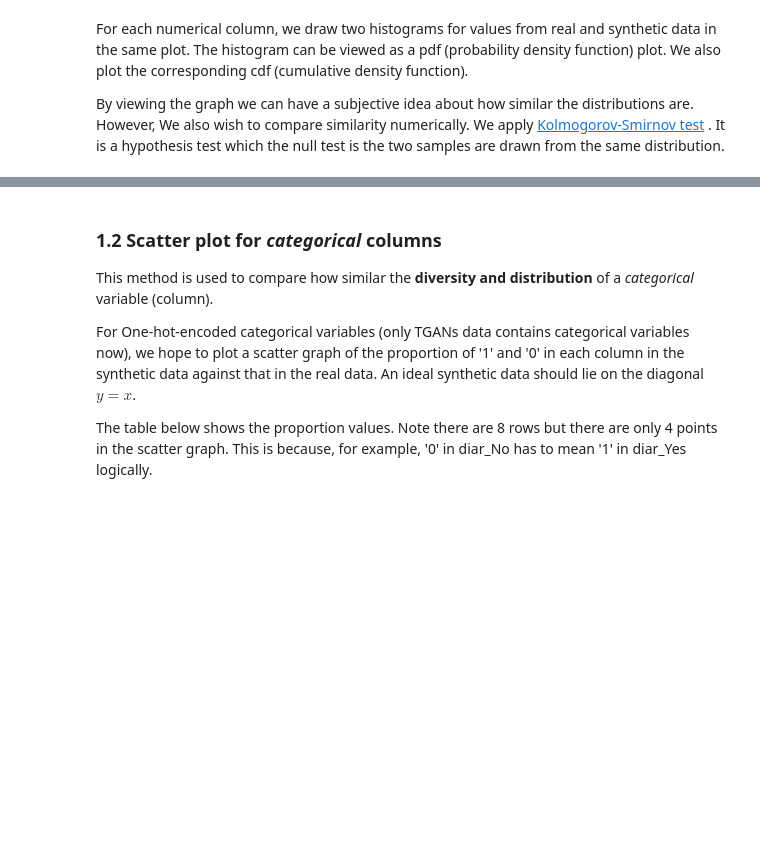
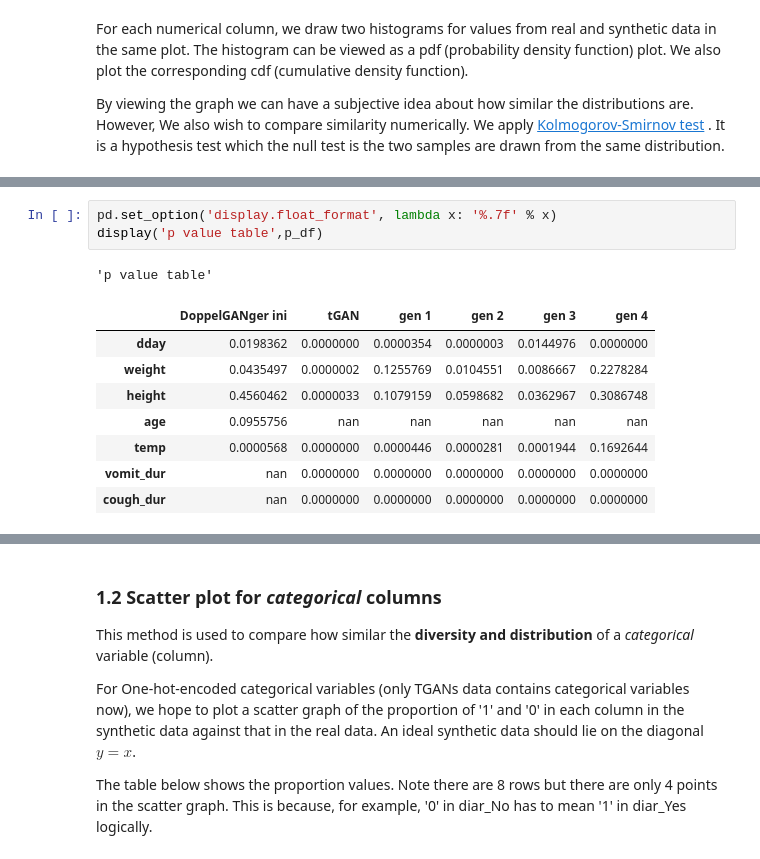
Before and after one commit to noo-rashbass/synthetic-data-service, a Jupyter notebook: Aisha/Evaluations 0824/1.1&1.2 Distribution Similarity Tests 0824.ipynb, the cells around one changed output, grey strips where cells are left out. Cells and saved outputs as stored; diff of their text form; blank space fills up the shorter version.

```diff
--- a/Aisha/Evaluations 0824/1.1&1.2 Distribution Similarity Tests 0824.ipynb
+++ b/Aisha/Evaluations 0824/1.1&1.2 Distribution Similarity Tests 0824.ipynb
@@ -195,0 +125,13 @@ The closer the p to 1, the more similar the distribution of the synthetic data i
+# %%
+pd.set_option('display.float_format', lambda x: '%.7f' % x)
+display('p value table',p_df)
+# %% [output]
+'p value table'
+|  | DoppelGANger ini | tGAN | gen 1 | gen 2 | gen 3 | gen 4 |
+| dday | 0.0198362 | 0.0000000 | 0.0000354 | 0.0000003 | 0.0144976 | 0.0000000 |
+| weight | 0.0435497 | 0.0000002 | 0.1255769 | 0.0104551 | 0.0086667 | 0.2278284 |
+| height | 0.4560462 | 0.0000033 | 0.1079159 | 0.0598682 | 0.0362967 | 0.3086748 |
+| age | 0.0955756 | nan | nan | nan | nan | nan |
+| temp | 0.0000568 | 0.0000000 | 0.0000446 | 0.0000281 | 0.0001944 | 0.1692644 |
+| vomit_dur | nan | 0.0000000 | 0.0000000 | 0.0000000 | 0.0000000 | 0.0000000 |
+| cough_dur | nan | 0.0000000 | 0.0000000 | 0.0000000 | 0.0000000 | 0.0000000 |
```
Also changed, not shown: parts of 29 cells of this notebook, 2 other files.
